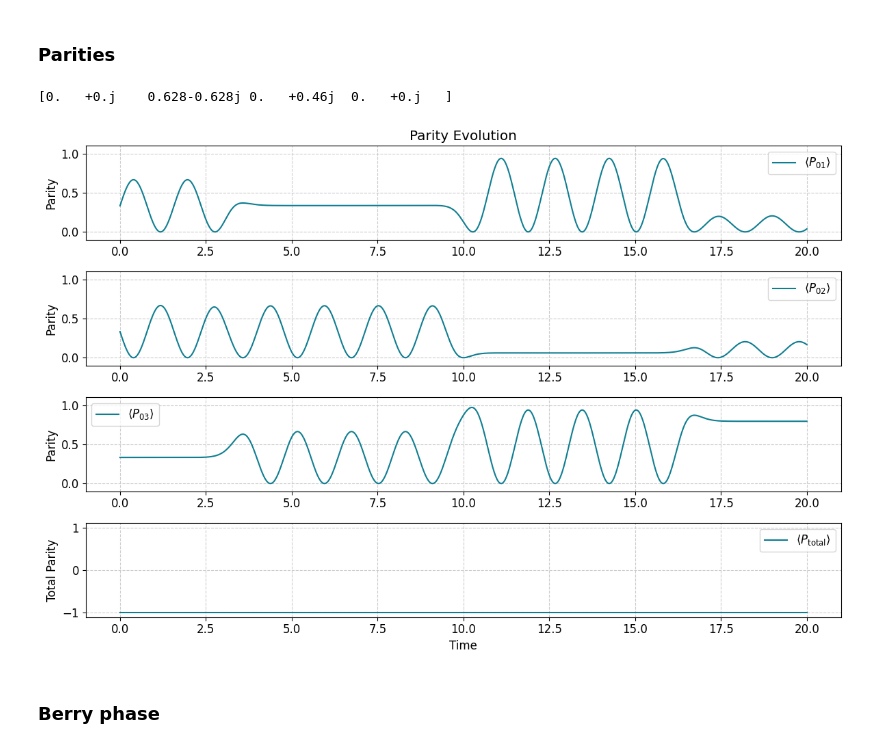
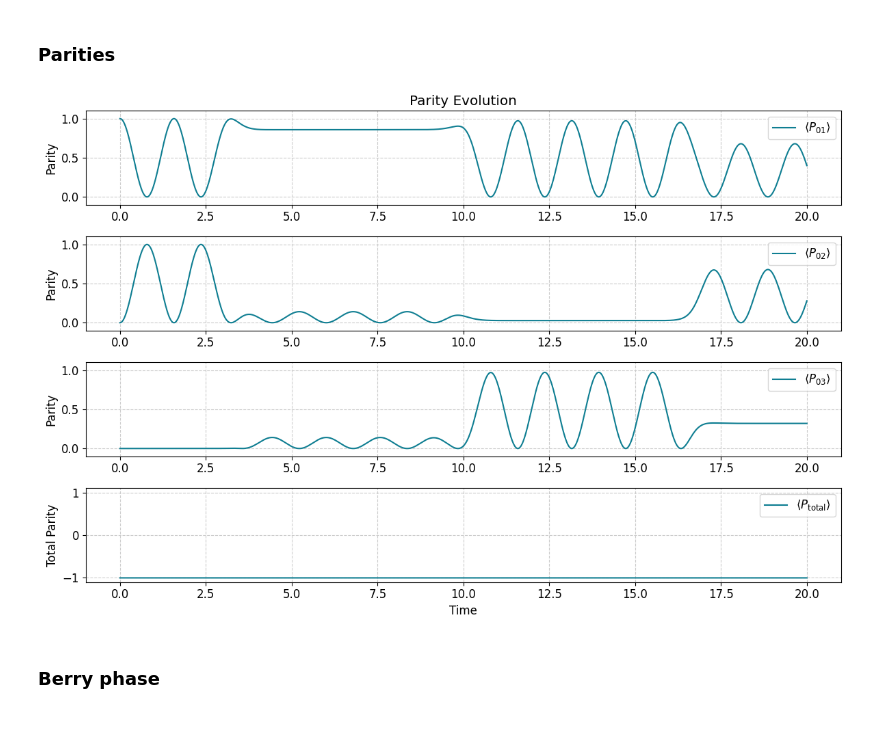
Before and after one commit to hishemok/FYS5419, a Jupyter notebook: Project_2/Braiding_project.ipynb, the cells around one changed output. Drawn from its saved outputs; the diff is of its cells as text; code cells hidden in the pictures.

```diff
--- a/Project_2/Braiding_project.ipynb
+++ b/Project_2/Braiding_project.ipynb
@@ -543,7 +543,7 @@ and express the state at $t+dt$ in terms of the state at $t$. Then given an init
 from scipy.linalg import expm
 
 
-# @njit
+@njit
 def evolve_wavefunction(psi0 ,T_total, Delta_max, Delta_min, s, width,g0,g1,g2,g3, n_steps=1000):
     dt = T_total / n_steps
     times = np.linspace(0, T_total, n_steps)
@@ -563,11 +563,12 @@ def evolve_wavefunction(psi0 ,T_total, Delta_max, Delta_min, s, width,g0,g1,g2,g
     H, (Δ1, Δ2, Δ3) = build_hamiltonian(times[0], T_total, Delta_max, Delta_min, s, width, g0, g1, g2, g3)
     evals[0], e_vecs[0] = np.linalg.eigh(H)
 
-
     for i in range(1, n_steps):
         H, (Δ1, Δ2, Δ3) = build_hamiltonian(times[i], T_total, Delta_max, Delta_min, s, width, g0, g1, g2, g3)
         evals[i], e_vecs[i] = np.linalg.eigh(H)
-        psi[i] = expm(-1j * H * dt)  @ psi[i-1] #        psi[i] = expm(-1j * H * dt)  @ psi[i-1] #
+
+        psi[i] = psi[i-1] +  1j * H @ psi[i-1] * dt
+
 
         norm = np.linalg.norm(psi[i])
         psi[i] /= norm  # Normalize the wavefunction
@@ -575,8 +576,7 @@ def evolve_wavefunction(psi0 ,T_total, Delta_max, Delta_min, s, width,g0,g1,g2,g
         couplings[i] = np.array([Δ1, Δ2, Δ3])
 
     couplings[0] = couplings[1]
-    evals[0] = evals[1]  # Set initial values for couplings and evals
-    norms[0] = norms[1]  # Set initial norm
+
 
     return times, psi, norms, couplings, evals, e_vecs
 
@@ -641,11 +641,11 @@ Delta_min = 0.0
 s = 5.0
 width = T_total/3
 
-psi0 = Delta_max * np.array([0,1j*(np.sqrt(3) - 1), -1j+1,0], dtype=np.complex128)  # Initial state |01⟩
+psi0 = np.array([0,1,0,0],dtype=np.complex128)#Delta_max * np.array([0,1j*(np.sqrt(3) - 1), -1j+1,0], dtype=np.complex128)  # Initial state |01⟩
 psi0 /= np.linalg.norm(psi0)  # Normalize the initial state
 
 
 #
-times, psi, norms, couplings, evals, evecs = evolve_wavefunction(psi0, T_total, Delta_max, Delta_min, s, width, g0, g1, g2, g3, n_steps=1000)
+times, psi, norms, couplings, evals, evecs = evolve_wavefunction(psi0, T_total, Delta_max, Delta_min, s, width, g0, g1, g2, g3, n_steps=4000)
 plot_evolution(times, psi, norms, couplings,evals)
 # %% [output]
@@ -653,14 +653,6 @@ plot_evolution(times, psi, norms, couplings,evals)
 # %% [markdown]
 ### Parities
 # %%
-# target = -1j*psi0[::-1]
-
-tgt = 1j*g0@g3@psi0
-tgt = 1j*g0@g1@psi0
-tgt = 1j*g0@g2@psi0
-tgt = 1j*g0@g3@psi0
-
-print(tgt)
 
 basis_parities = np.array([+1, -1, -1, +1])
 
@@ -680,34 +672,33 @@ plt.figure(figsize=(12, 8))
 
 plt.subplot(4,1,1)
 plt.ylabel('Parity')
 plt.title('Parity Evolution')
 plt.plot(times, Parities[:, 0], label=r'$⟨ P_{01} ⟩ $')
 plt.ylim(-0.1, 1.1)
 plt.legend()
 
 plt.subplot(4,1,2)
 plt.ylabel('Parity')
 plt.plot(times, Parities[:, 1], label=r'$⟨ P_{02} ⟩ $')
 plt.ylim(-0.1, 1.1)
 plt.legend()
 
 plt.subplot(4,1,3)
 plt.plot(times, Parities[:, 2], label=r'$⟨ P_{03} ⟩ $')
 plt.ylabel('Parity')
 plt.ylim(-0.1, 1.1)
 plt.legend()
 
 plt.subplot(4,1,4)
 plt.plot(times, Parities[:, 3], label=r'$⟨ P_\mathrm{total} ⟩$')
 plt.ylabel('Total Parity')
 plt.xlabel('Time')
 plt.ylim(-1.1, 1.1)
 plt.legend()
 
 plt.tight_layout()
 plt.show()
 # %% [output]
-[0.   +0.j    0.628-0.628j 0.   +0.46j  0.   +0.j   ]
-[figure, old version]
+[figure, new version]
 # %% [markdown]
 ### Berry phase
```
Also changed, not shown: parts of 8 cells of this notebook.
